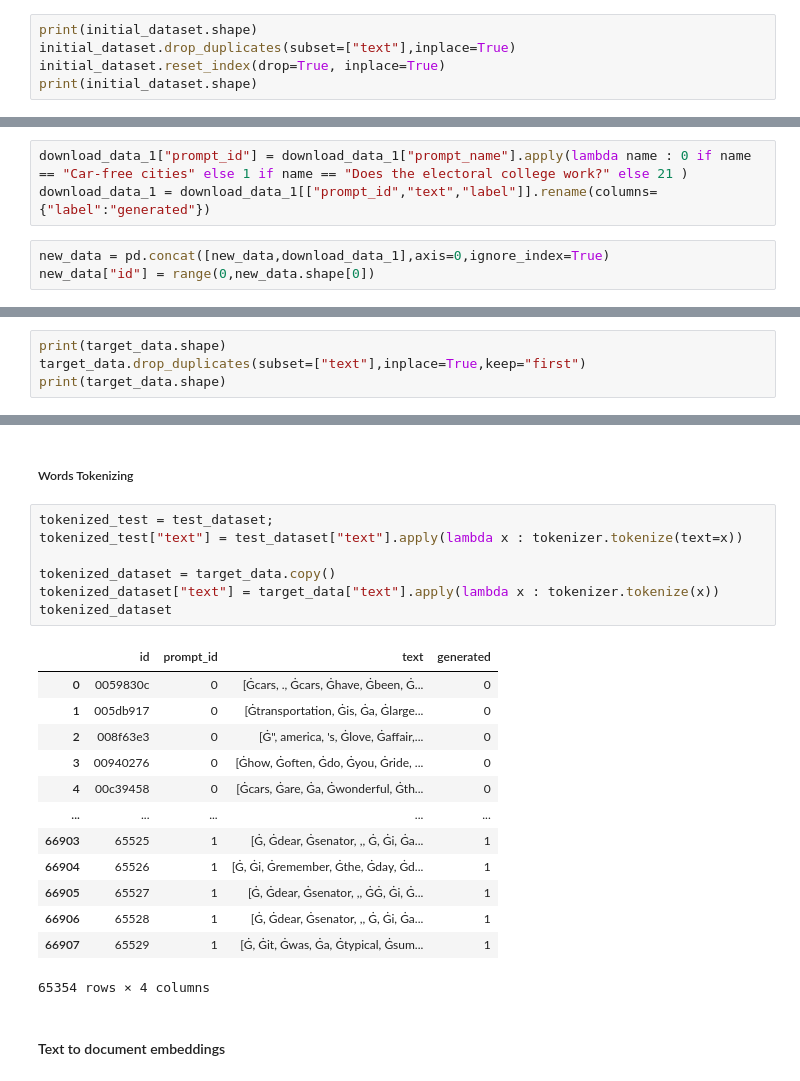
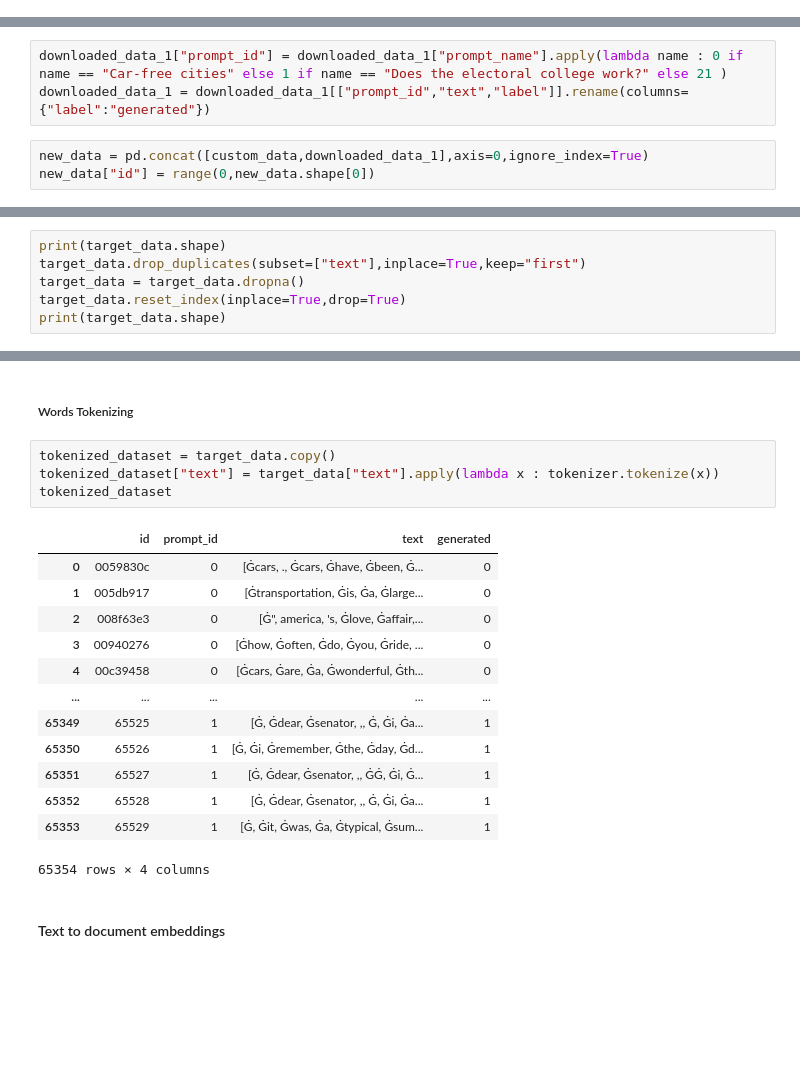
Before and after one commit to MrtC101/ia-2-uncuyo-2023, a Jupyter notebook: source/train_model.ipynb, the cells around one changed output, grey strips where cells are left out. Saved outputs shown, nothing was run; the diff lists cells and outputs as text; blank space fills up the shorter version.

```diff
--- a/source/train_model.ipynb
+++ b/source/train_model.ipynb
@@ -158,8 +158,3 @@ ax.bar(
 plt.show()
 # %% [output]
 [figure]
-# %%
-print(initial_dataset.shape)
-initial_dataset.drop_duplicates(subset=["text"],inplace=True)
-initial_dataset.reset_index(drop=True, inplace=True)
-print(initial_dataset.shape)
@@ -263,10 +255,10 @@ Describing the imbalance of this dataset in terms of ration is 1:500. The datase
 
 Concluding that more new data is needed, i downloaded data shared by competitors.
 # %%
-download_data_1["prompt_id"] = download_data_1["prompt_name"].apply(lambda name : 0 if name == "Car-free cities" else 1 if name == "Does the electoral college work?" else 21 )
-download_data_1 = download_data_1[["prompt_id","text","label"]].rename(columns={"label":"generated"})
+downloaded_data_1["prompt_id"] = downloaded_data_1["prompt_name"].apply(lambda name : 0 if name == "Car-free cities" else 1 if name == "Does the electoral college work?" else 21 )
+downloaded_data_1 = downloaded_data_1[["prompt_id","text","label"]].rename(columns={"label":"generated"})
 # %%
-new_data = pd.concat([new_data,download_data_1],axis=0,ignore_index=True)
+new_data = pd.concat([custom_data,downloaded_data_1],axis=0,ignore_index=True)
 new_data["id"] = range(0,new_data.shape[0])
 # %%
 new_data
@@ -304,6 +298,8 @@ target_data
 # %%
 print(target_data.shape)
 target_data.drop_duplicates(subset=["text"],inplace=True,keep="first")
+target_data = target_data.dropna()
+target_data.reset_index(inplace=True,drop=True)
 print(target_data.shape)
 # %% [output]
 (66908, 4)
@@ -386,25 +374,22 @@ tokenizer.tokenize("Martín's bag")
 # %% [markdown]
 ##### Words Tokenizing
 # %%
-tokenized_test = test_dataset;
-tokenized_test["text"] = test_dataset["text"].apply(lambda x : tokenizer.tokenize(text=x))
-
 tokenized_dataset = target_data.copy()
 tokenized_dataset["text"] = target_data["text"].apply(lambda x : tokenizer.tokenize(x))
 tokenized_dataset
 # %% [output]
 |  | id | prompt_id | text | generated |
 | 0 | 0059830c | 0 | [Ġcars, ., Ġcars, Ġhave, Ġbeen, Ġ... | 0 |
 | 1 | 005db917 | 0 | [Ġtransportation, Ġis, Ġa, Ġlarge... | 0 |
 | 2 | 008f63e3 | 0 | [Ġ", america, 's, Ġlove, Ġaffair,... | 0 |
 | 3 | 00940276 | 0 | [Ġhow, Ġoften, Ġdo, Ġyou, Ġride, ... | 0 |
 | 4 | 00c39458 | 0 | [Ġcars, Ġare, Ġa, Ġwonderful, Ġth... | 0 |
 | ... | ... | ... | ... | ... |
-| 66903 | 65525 | 1 | [Ġ, Ġdear, Ġsenator, ,, Ġ, Ġi, Ġa... | 1 |
-| 66904 | 65526 | 1 | [Ġ, Ġi, Ġremember, Ġthe, Ġday, Ġd... | 1 |
-| 66905 | 65527 | 1 | [Ġ, Ġdear, Ġsenator, ,, ĠĠ, Ġi, Ġ... | 1 |
-| 66906 | 65528 | 1 | [Ġ, Ġdear, Ġsenator, ,, Ġ, Ġi, Ġa... | 1 |
-| 66907 | 65529 | 1 | [Ġ, Ġit, Ġwas, Ġa, Ġtypical, Ġsum... | 1 |
+| 65349 | 65525 | 1 | [Ġ, Ġdear, Ġsenator, ,, Ġ, Ġi, Ġa... | 1 |
+| 65350 | 65526 | 1 | [Ġ, Ġi, Ġremember, Ġthe, Ġday, Ġd... | 1 |
+| 65351 | 65527 | 1 | [Ġ, Ġdear, Ġsenator, ,, ĠĠ, Ġi, Ġ... | 1 |
+| 65352 | 65528 | 1 | [Ġ, Ġdear, Ġsenator, ,, Ġ, Ġi, Ġa... | 1 |
+| 65353 | 65529 | 1 | [Ġ, Ġit, Ġwas, Ġa, Ġtypical, Ġsum... | 1 |
 65354 rows × 4 columns
 # %% [markdown]
 #### Text to document embeddings
```
Also changed, not shown: parts of 51 cells of this notebook, 1 other file.
